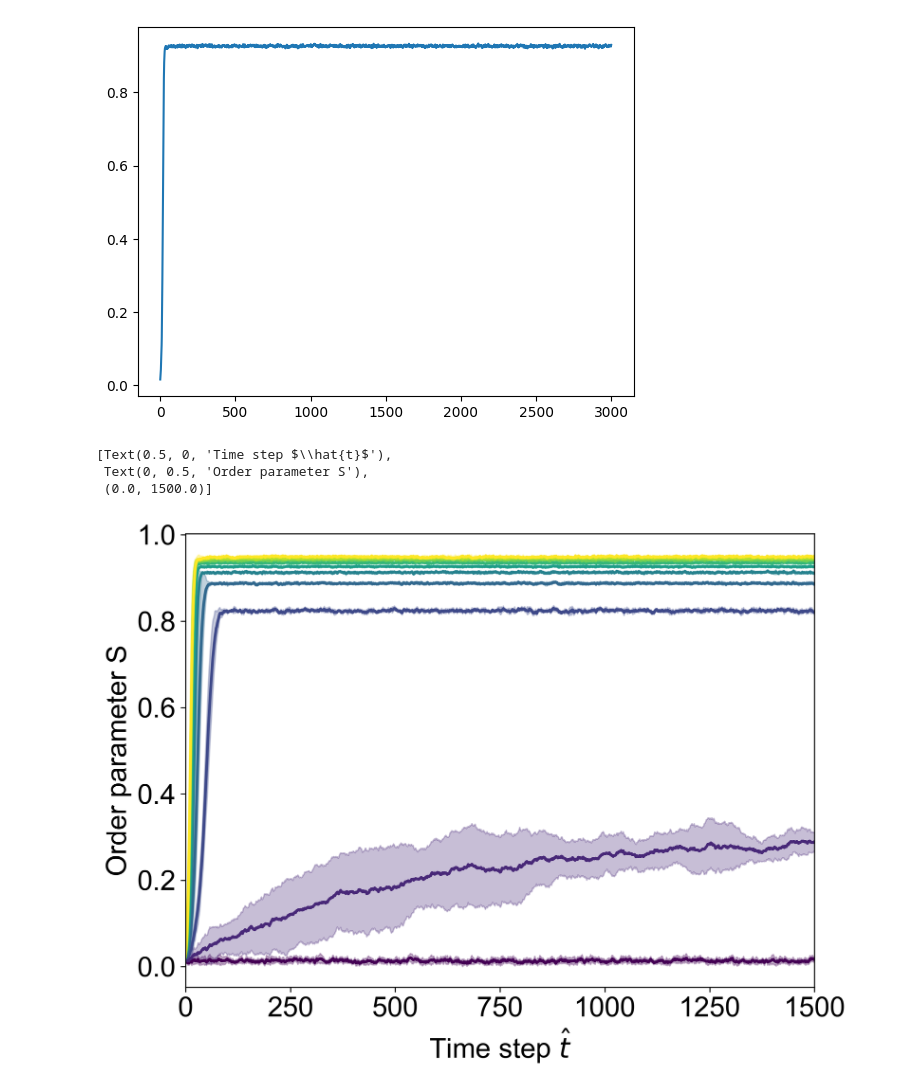
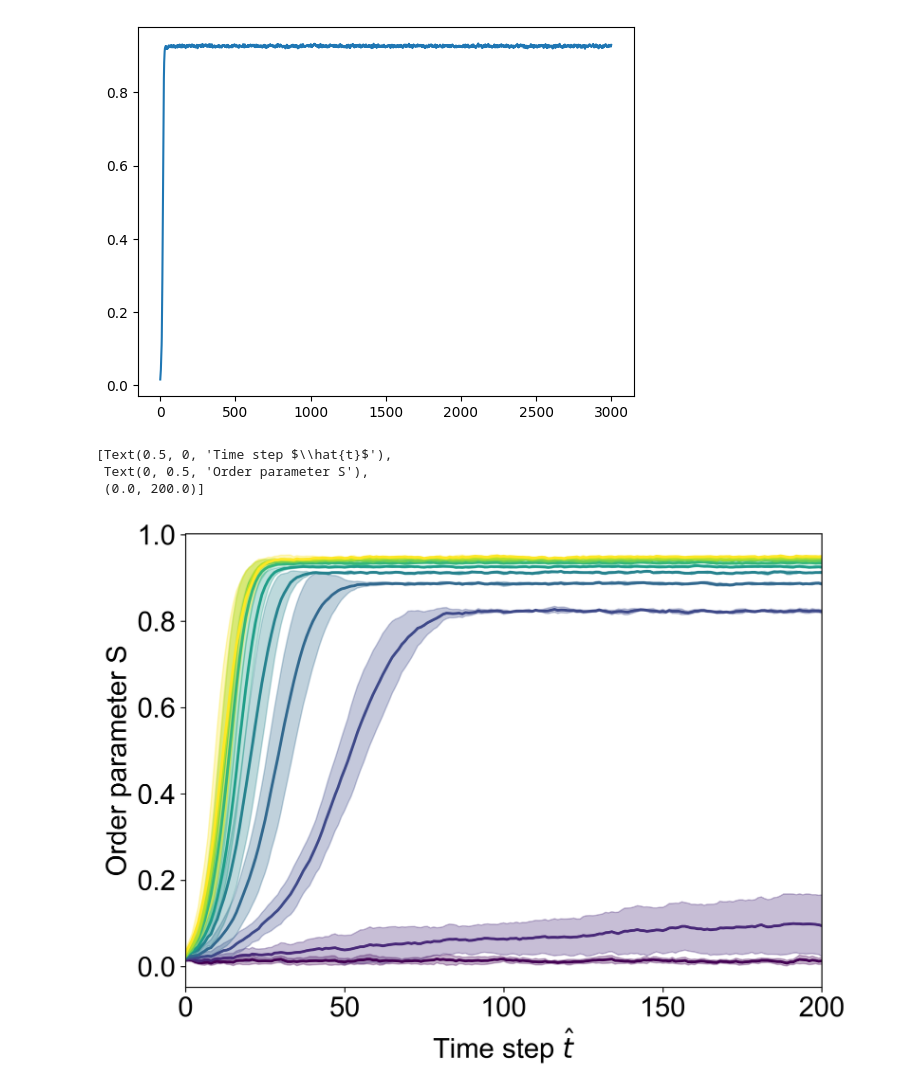
Before and after one commit to wppppupr/MTCargoSim, a Jupyter notebook: notebook/python.ipynb, the cells around one changed output. Cells and saved outputs as stored; diff of their text form; code cells hidden in the pictures.

```diff
--- a/notebook/python.ipynb
+++ b/notebook/python.ipynb
@@ -190,18 +190,35 @@ for A in [0.0, 0.1, 0.2, 0.3, 0.4, 0.5, 0.6, 0.7, 0.8, 0.9]:
     S = ensembleS(folder)
     S_mean.append(np.mean(S, axis=0))
     S_std.append(np.std(S, axis=0))
+
+
+path = '/Volumes/My Passport/Sasaki/MTsingleBeads/20241114/T2_4uM_mc03_zarr/order_parameter.zarr'
+path2 = '/Volumes/My Passport/Sasaki/MTsingleBeads/20241114/T2_4uM_mc03_beads_zarr/order_parameter.zarr'
+path3 = '/Volumes/My Passport/Sasaki/MTsingleBeads/20260107/MTs_order_parameter.zarr'
+
+data = zarr.open_array(path, mode='r')
+S_exp = data[:]
+data2 = zarr.open_array(path2, mode='r')
+S_exp2 = data2[:]
+data3 = zarr.open_array(path3, mode='r')
+S_exp3 = data3[:]
 # %%
 plt.style.use('../my_style.mplstyle')
 
 fig, ax = plt.subplots()
 
+"""
+ax.plot(S_exp[0, :], S_exp[1, :], label='Experiment 1', linestyle=None, marker='o')
+ax.plot(S_exp2[0, :], S_exp2[1, :], label='Experiment 2', linestyle=None, marker='o')
+ax.plot(S_exp3[0, :], S_exp3[1, :], label='Experiment 3', linestyle=None, marker='o')
+"""
 for i in range(len(S_mean)):
     ax.plot(np.arange(len(S_mean[i])), S_mean[i], label=f'A={i*0.1:.1f}', color=plt.cm.viridis(i/9))
     ax.fill_between(np.arange(len(S_mean[i])), S_mean[i] - S_std[i], S_mean[i] + S_std[i], alpha=0.3, color=plt.cm.viridis(i/9))
 
-ax.set(xlabel='Time step $\hat{t}$', ylabel='Order parameter S', xlim = (0, 1500))
+ax.set(xlabel='Time step $\hat{t}$', ylabel='Order parameter S', xlim = (0, 200))
 # %% [output]
 [Text(0.5, 0, 'Time step $\\hat{t}$'),
  Text(0, 0.5, 'Order parameter S'),
- (0.0, 1500.0)]
+ (0.0, 200.0)]
-[figure, old version]
+[figure, new version]
```
Also changed, not shown: parts of 1 cell of this notebook, 5 other files.
